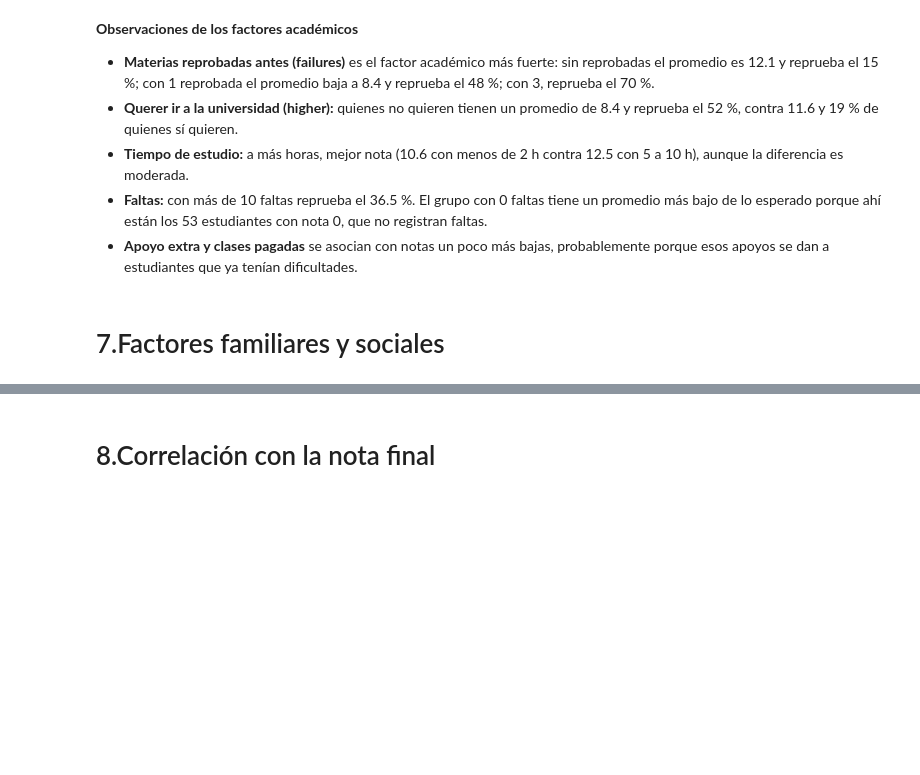
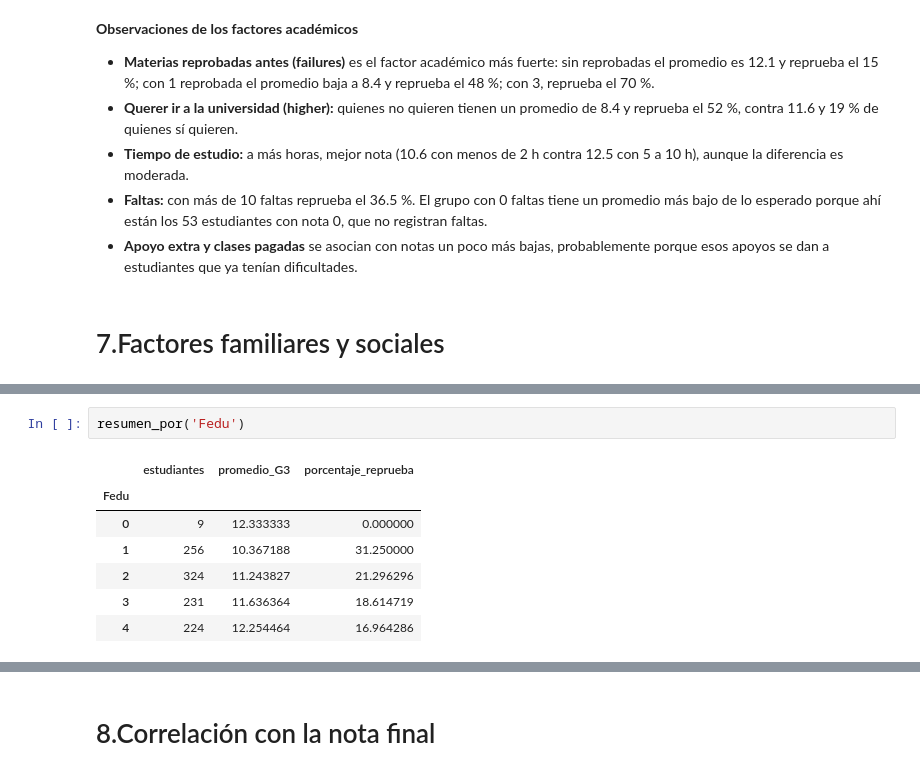
Before and after one commit to DiegoMonteroCRC/Proyecto-1-Sistema-de-Prediccion-de-Rendimiento-Academico, a Jupyter notebook: notebooks/01_EDA.ipynb, the cells around one changed output, grey strips where cells are left out. Cells and saved outputs as stored; diff of their text form; blank space fills up the shorter version.

```diff
--- a/notebooks/01_EDA.ipynb
+++ b/notebooks/01_EDA.ipynb
@@ -275,0 +291,10 @@ resumen_por('rango_faltas')
+# %%
+resumen_por('Fedu')
+# %% [output]
+|  | estudiantes | promedio_G3 | porcentaje_reprueba |
+| Fedu |  |  |  |
+| 0 | 9 | 12.333333 | 0.000000 |
+| 1 | 256 | 10.367188 | 31.250000 |
+| 2 | 324 | 11.243827 | 21.296296 |
+| 3 | 231 | 11.636364 | 18.614719 |
+| 4 | 224 | 12.254464 | 16.964286 |
```
Also changed, not shown: parts of 8 cells of this notebook.
